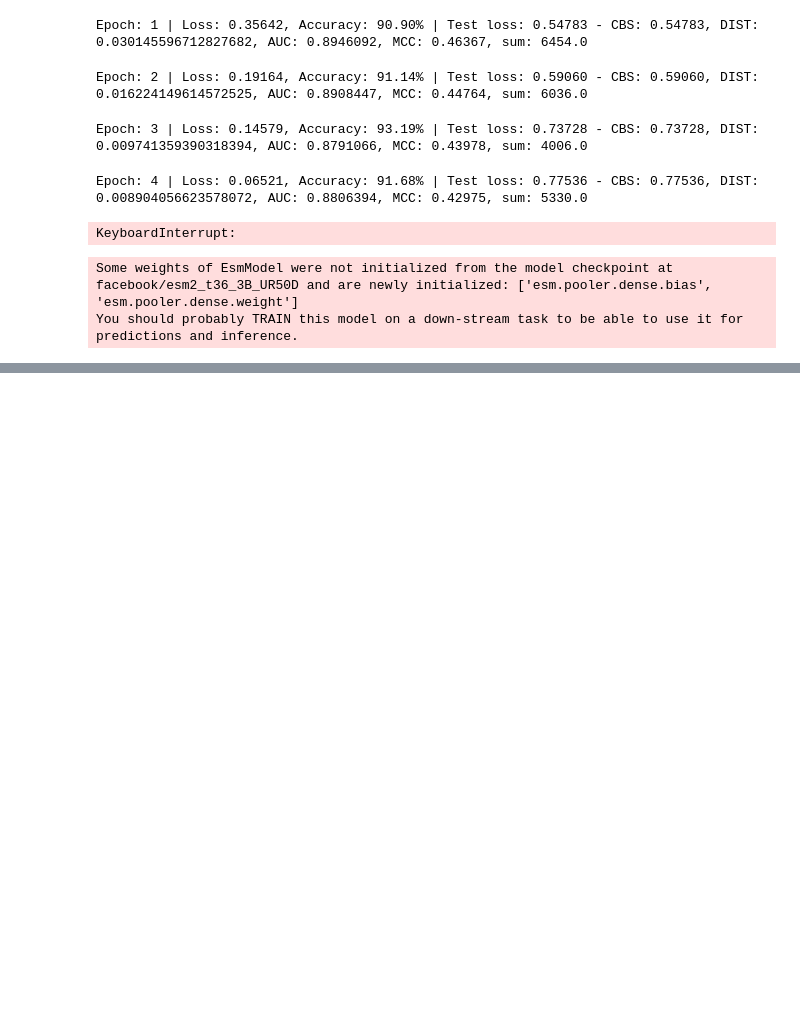
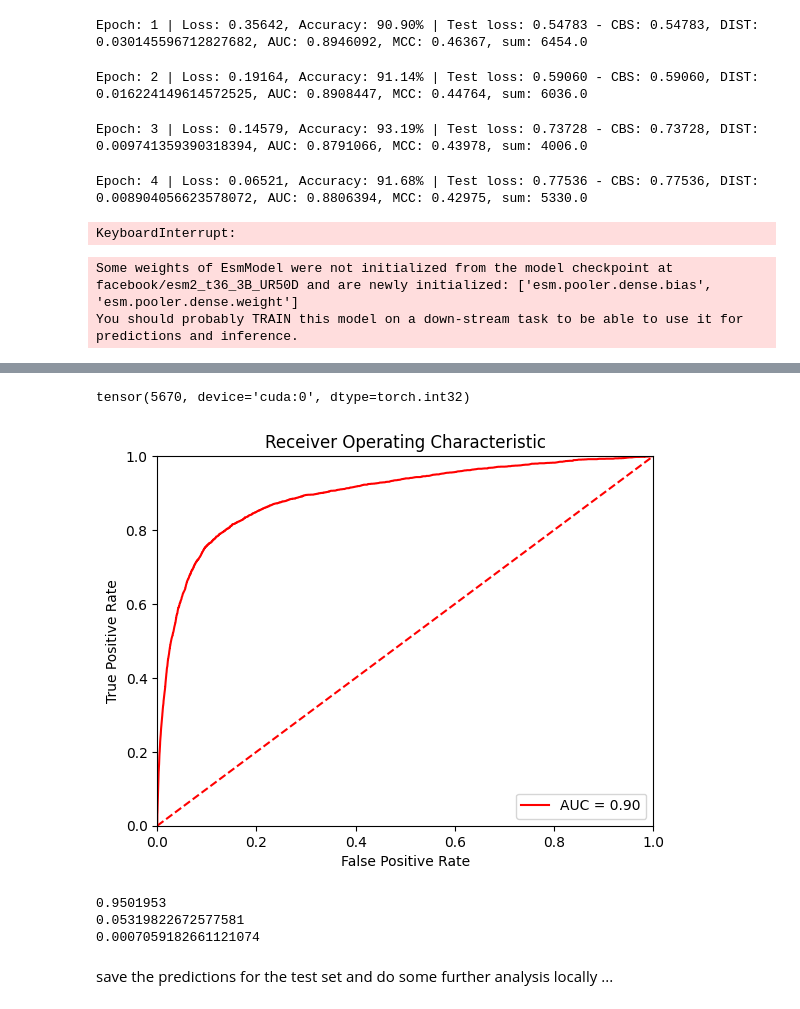
Before and after one commit to skrhakv/cryptic-finetuning, a Jupyter notebook: src/fine-tuning/manual-finetuning.ipynb, the cells around one changed output, grey strips where cells are left out. Saved outputs shown, nothing was run; the diff lists cells and outputs as text; code cells hidden in the pictures; blank space fills up the shorter version.

Commit message:
finetune ESM2-3B model

```diff
--- a/src/fine-tuning/manual-finetuning.ipynb
+++ b/src/fine-tuning/manual-finetuning.ipynb
@@ -1653,7 +1653,7 @@ print_used_memory()
 optimizer = bnb.optim.AdamW8bit(model.parameters(), lr=0.0001, eps=1e-4)
 # optimizer = torch.optim.AdamW8bit(params=model.parameters(),
 #                             lr=0.0001)
-EPOCHS = 10
+EPOCHS = 3
 
 def accuracy_fn(y_true, y_pred):
     correct = torch.eq(y_true, y_pred).sum().item()
@@ -1669,10 +1669,18 @@ plDDT_loss_fn = nn.MSELoss()
 # BCEWithLogitsLoss - sigmoid is already built-in!
 loss_fn = nn.BCEWithLogitsLoss(pos_weight=class_weights[1])
 
+for name, param in model.named_parameters():
+     if name.startswith('llm'):
+        param.requires_grad = False
+
 test_losses = []
 train_losses = []
 
 for epoch in range(EPOCHS):
+    if epoch > 1:
+        for name, param in model.named_parameters():
+            param.requires_grad = True
+
     model.eval()
     # print('Before test:')
     # print_used_memory()
@@ -1742,8 +1750,6 @@ for epoch in range(EPOCHS):
         valid_flattened_labels = labels.flatten()[flattened_labels != -100]
         valid_flattened_distances = distances.flatten()[flattened_labels != -100]
 
-        predictions = torch.round(torch.sigmoid(cbs_logits)) # (probabilities>0.95).float() # torch.round(torch.sigmoid(valid_flattened_cbs_logits))
-
         cbs_loss =  cbs_loss_fn(cbs_logits, valid_flattened_labels)
         distances_loss =  plDDT_loss_fn(torch.sigmoid(distance_logits), valid_flattened_distances.half())
 
@@ -1762,5 +1768,5 @@ for epoch in range(EPOCHS):
         torch.cuda.empty_cache()
 
     train_losses.append(sum(batch_losses) / len(batch_losses))
-    print(f"Epoch: {epoch} | Loss: {loss:.5f}, Accuracy: {test_acc:.2f}% | Test loss: {test_loss:.5f}, AUC: {roc_auc}, MCC: {mcc}, sum: {sum(predictions)}")
+    print(f"Epoch: {epoch} | Loss: {loss:.5f}, Accuracy: {test_acc:.2f}% | Test loss: {test_loss:.5f}, AUC: {roc_auc}, MCC: {mcc}, sum: {sum(predictions.to(dtype=torch.int))}")
 # %% [output]
@@ -1785,0 +1925,28 @@ torch.float32
+# %%
+sum(predictions.to(dtype=torch.int))
+# %% [output]
+tensor(5670, device='cuda:0', dtype=torch.int32)
+# %%
+import matplotlib.pyplot as plt
+
+plt.title('Receiver Operating Characteristic')
+plt.plot(fpr, tpr, 'r', label = 'AUC = %0.2f' % roc_auc)
+plt.legend(loc = 'lower right')
+plt.plot([0, 1], [0, 1],'r--')
+plt.xlim([0, 1])
+plt.ylim([0, 1])
+plt.ylabel('True Positive Rate')
+plt.xlabel('False Positive Rate')
+plt.show()
+# %% [output]
+[figure, added]
+# %%
+print(thresholds[62])
+print(tpr[62])
+print(fpr[62])
+# %% [output]
+0.9501953
+0.05319822672577581
+0.0007059182661121074
+# %% [markdown]
+save the predictions for the test set and do some further analysis locally ...
```
Also changed, not shown: parts of 5 cells of this notebook.
